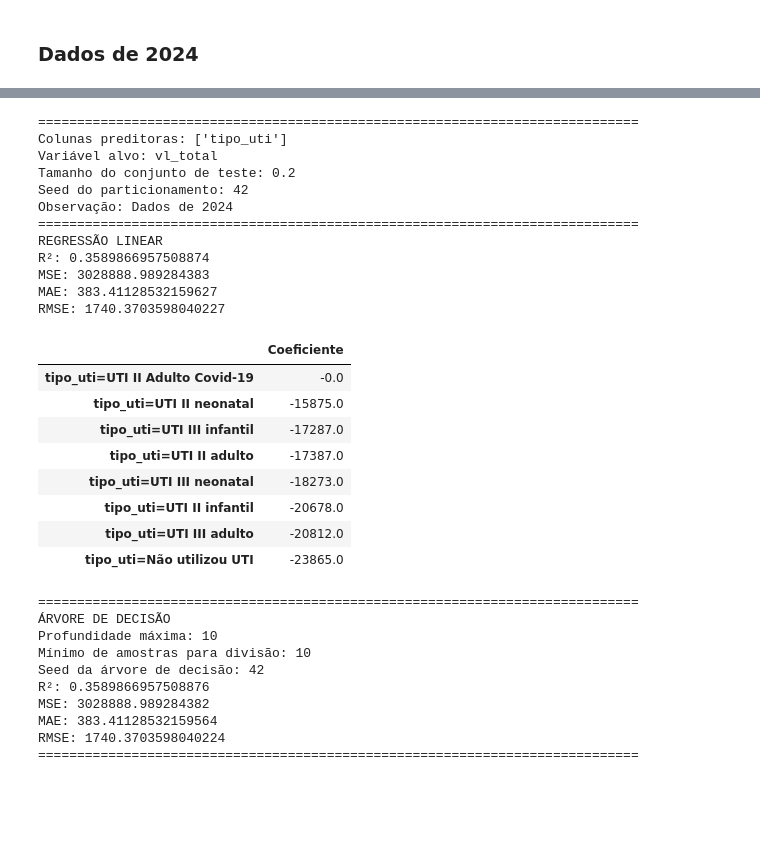
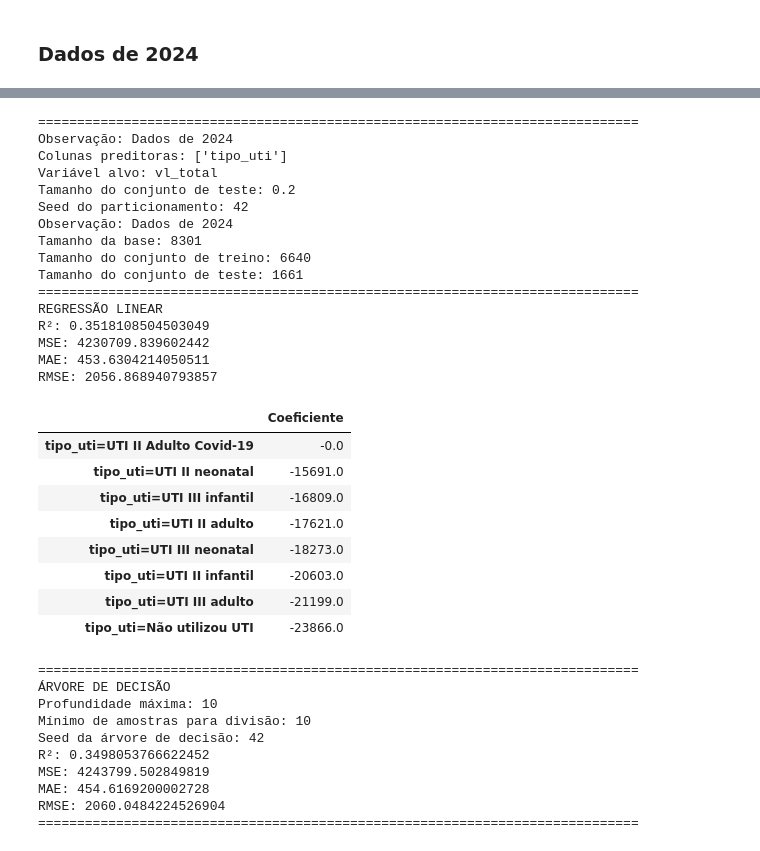
Before and after one commit to fnoritomi/projeto_sih, a Jupyter notebook: sih_dengue_2.ipynb, the cells around one changed output, grey strips where cells are left out. Cells and saved outputs as stored; diff of their text form; code cells hidden in the pictures; blank space fills up the shorter version.

```diff
--- a/sih_dengue_2.ipynb
+++ b/sih_dengue_2.ipynb
@@ -1256,7 +1258,8 @@ from sklearn.metrics import mean_squared_error, r2_score
 from sklearn.model_selection import train_test_split
 
 def selecionar_dados(df, colunas_preditoras, var_alvo):
-  variaveis_preditoras = [col for col in df.columns if col in colunas_preditoras or col.startswith(tuple([col + '=' for col in colunas_preditoras]))]
+  variaveis_preditoras = [col for col in df.columns if col in colunas_preditoras
+                          or col.startswith(tuple([col + '=' for col in colunas_preditoras]))]
   X = df[variaveis_preditoras]
   y = df[var_alvo]
   return X, y
@@ -1313,32 +1321,37 @@ def criar_modelo_arvore_decisao(X_train, y_train, max_depth, min_samples_split,
 # %% [markdown]
 ## Processamento dos modelos
 # %%
-def processar_modelos(observacao, df, colunas_preditoras, var_alvo, test_size, part_random_state, tree_max_depth, tree_min_samples_split, tree_random_state):
+def processar_modelos(observacao, df, colunas_preditoras, var_alvo, test_size,
+                      part_random_state, tree_max_depth, tree_min_samples_split, tree_random_state):
   output.no_vertical_scroll()
   print("=============================================================================")
+  print(f"Observação: {observacao}")
   print(f"Colunas preditoras: {colunas_preditoras}")
   print(f"Variável alvo: {var_alvo}")
   print(f"Tamanho do conjunto de teste: {test_size}")
   print(f"Seed do particionamento: {part_random_state}")
   print(f"Observação: {observacao}")
+  X, y = selecionar_dados(df, colunas_preditoras, var_alvo)
+  X_train, X_test, y_train, y_test = particionar_dados(X=X, y=y, test_size=test_size, random_state=part_random_state)
+  print(f"Tamanho da base: {str(len(df))}")
+  print(f"Tamanho do conjunto de treino: {str(len(X_train))}")
+  print(f"Tamanho do conjunto de teste: {str(len(X_test))}")
   print("=============================================================================")
-  X, y = selecionar_dados(df, colunas_preditoras, var_alvo)
-  X_train, X_test, y_train, y_test = particionar_dados(X, y, test_size, part_random_state)
   print("REGRESSÃO LINEAR")
-  modelo_lr = criar_modelo_reg_linear(X_train, y_train)
-  calcular_metricas(modelo_lr, X_test, y_test)
-  coeficientes = calcular_coeficientes_reg_linear(modelo_lr, X, y)
-  display(coeficientes)
+  processar_regressao_linear(X, y, X_train, y_train, X_test, y_test)
   print("=============================================================================")
   print("ÁRVORE DE DECISÃO")
   print(f"Profundidade máxima: {tree_max_depth}")
   print(f"Mínimo de amostras para divisão: {tree_min_samples_split}")
   print(f"Seed da árvore de decisão: {tree_random_state}")
-  criar_modelo_arvore_decisao(X_train, y_train, tree_max_depth, tree_min_samples_split, tree_random_state)
-  modelo_tree = DecisionTreeRegressor(max_depth=tree_max_depth, random_state=tree_random_state)
-  modelo_tree.fit(X_train, y_train)
-  calcular_metricas(modelo_tree, X_test, y_test)
+  processar_arvore_decisao(X_train, y_train, X_test, y_test, tree_max_depth, tree_min_samples_split, tree_random_state)
   print("=============================================================================")
 # %% [markdown]
 ### Dados de 2020 a 2024
+# %%
+dados_modelo = dados_encoded
+if len(dados_modelo.ano_saida.unique())==1:
+  observacao = f'Dados de {str(dados_modelo.ano_saida[0])}'
+else:
+  observacao = f'Dados de {str(min(dados_modelo.ano_saida))} a {str(max(dados_modelo.ano_saida))}'
 # %%
@@ -1574,61 +1607,73 @@ RMSE: 1851.380154565705
 =============================================================================
 # %% [markdown]
 ### Dados de 2024
+# %%
+dados_modelo = dados_encoded[dados_encoded.ano_saida==2024]
+
+if len(dados_modelo.ano_saida.unique())==1:
+  observacao = f'Dados de {str(min(dados_modelo.ano_saida))}'
+else:
+  observacao = f'Dados de {str(min(dados_modelo.ano_saida))} a {str(max(dados_modelo.ano_saida))}'
 # %%
-
 colunas_preditoras = [
     #'qt_diarias_uti',
     #'qt_diarias_uti_interm',
     #'qt_diarias_acompanhante',
     #'qt_diarias',
     #'qt_dias_permanencia',
     #'ano_internacao',
     #'mes_internacao',
     #'especialidade',
     #'sexo',
     'tipo_uti',
     #'natureza_juridica',
     #'qt_idade_anos',
     #'carater_atendimento',
     #'complexidade',
     #'raca_cor',
     #'mesmo_municipio',
     #'hemorragica',
     #'qt_diag_sec'
   ]
 
-processar_modelos(observacao= 'Dados de 2024', df=dados_encoded[dados_encoded['ano_internacao']==2024], colunas_preditoras=colunas_preditoras, var_alvo='vl_total', test_size=0.2, part_random_state=42, tree_max_depth=10, tree_min_samples_split=10, tree_random_state=42)
+processar_modelos(observacao=observacao, df=dados_modelo, colunas_preditoras=colunas_preditoras, var_alvo='vl_total',
+                  test_size=0.2, part_random_state=42,
+                  tree_max_depth=10, tree_min_samples_split=10, tree_random_state=42)
 # %% [output]
 [interactive output not drawn]
 =============================================================================
+Observação: Dados de 2024
 Colunas preditoras: ['tipo_uti']
 Variável alvo: vl_total
 Tamanho do conjunto de teste: 0.2
 Seed do particionamento: 42
 Observação: Dados de 2024
+Tamanho da base: 8301
+Tamanho do conjunto de treino: 6640
+Tamanho do conjunto de teste: 1661
 =============================================================================
 REGRESSÃO LINEAR
-R²: 0.3589866957508874
-MSE: 3028888.989284383
-MAE: 383.41128532159627
-RMSE: 1740.3703598040227
+R²: 0.3518108504503049
+MSE: 4230709.839602442
+MAE: 453.6304214050511
+RMSE: 2056.868940793857
 |  | Coeficiente |
 | tipo_uti=UTI II Adulto Covid-19 | -0.0 |
-| tipo_uti=UTI II neonatal | -15875.0 |
-| tipo_uti=UTI III infantil | -17287.0 |
-| tipo_uti=UTI II adulto | -17387.0 |
+| tipo_uti=UTI II neonatal | -15691.0 |
+| tipo_uti=UTI III infantil | -16809.0 |
+| tipo_uti=UTI II adulto | -17621.0 |
 | tipo_uti=UTI III neonatal | -18273.0 |
-| tipo_uti=UTI II infantil | -20678.0 |
-| tipo_uti=UTI III adulto | -20812.0 |
-| tipo_uti=Não utilizou UTI | -23865.0 |
+| tipo_uti=UTI II infantil | -20603.0 |
+| tipo_uti=UTI III adulto | -21199.0 |
+| tipo_uti=Não utilizou UTI | -23866.0 |
 =============================================================================
 ÁRVORE DE DECISÃO
 Profundidade máxima: 10
 Mínimo de amostras para divisão: 10
 Seed da árvore de decisão: 42
-R²: 0.3589866957508876
-MSE: 3028888.989284382
-MAE: 383.41128532159564
-RMSE: 1740.3703598040224
+R²: 0.3498053766622452
+MSE: 4243799.502849819
+MAE: 454.6169200002728
+RMSE: 2060.0484224526904
 =============================================================================
 # %%
```
Also changed, not shown: parts of 10 cells of this notebook.
